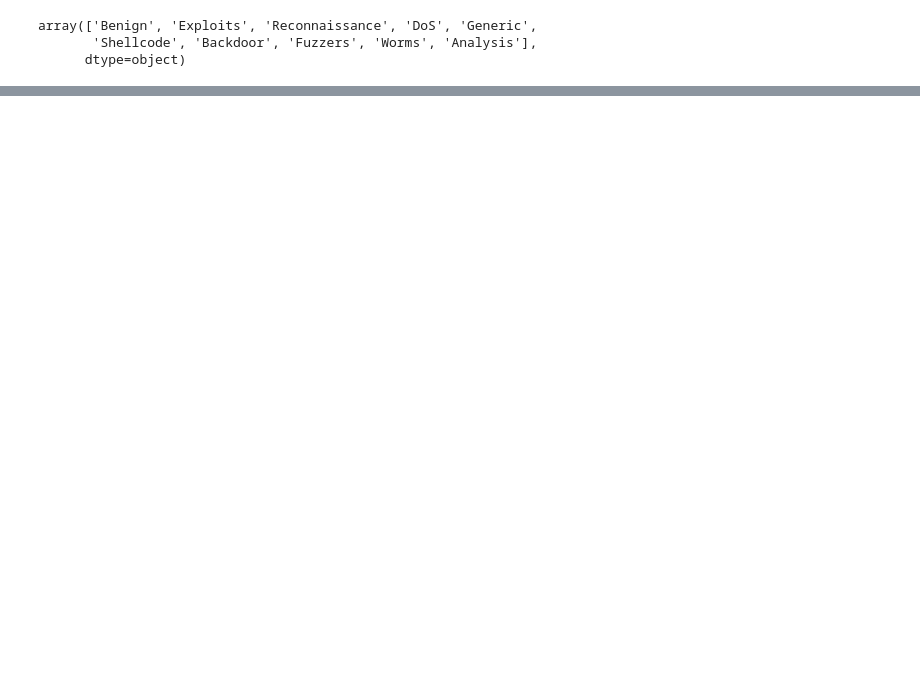
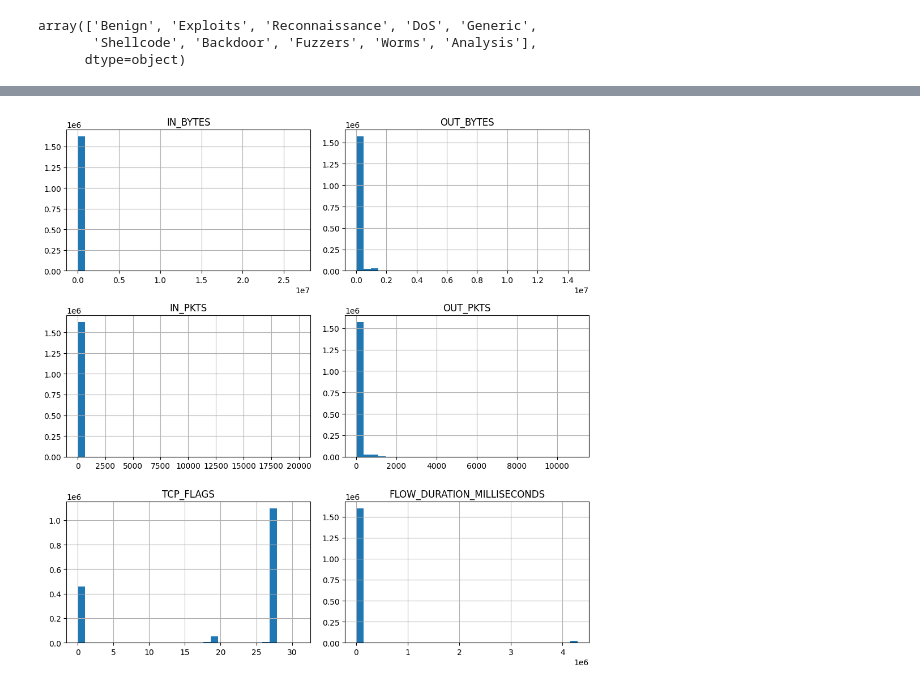
Before and after one commit to HellDragger/Anomalous-Trafic-Detection, a Jupyter notebook: EDA.ipynb, the cells around one changed output, grey strips where cells are left out. Saved outputs shown, nothing was run; the diff lists cells and outputs as text; code cells hidden in the pictures; blank space fills up the shorter version.

```diff
--- a/EDA.ipynb
+++ b/EDA.ipynb
@@ -120,0 +140,6 @@ sns.heatmap(df_lt,cmap='Greens')
+# %%
+temp_data = df[df['Label'] == 1]
+
+cols = ['IN_BYTES', 'OUT_BYTES', 'IN_PKTS', 'OUT_PKTS', 'TCP_FLAGS', 'FLOW_DURATION_MILLISECONDS']
+
+sns.pairplot(temp_data, vars=cols, hue='Attack_Encoded', diag_kind='kde')
@@ -120,0 +149,8 @@ sns.heatmap(df_lt,cmap='Greens')
+# %%
+df[cols].hist(figsize=(10, 10), bins=30)
+
+# Display the plots
+plt.tight_layout()  # To ensure proper spacing between subplots
+plt.show()
+# %% [output]
+[figure, added]
```
Also changed, not shown: parts of 8 cells of this notebook, 5 other files.
